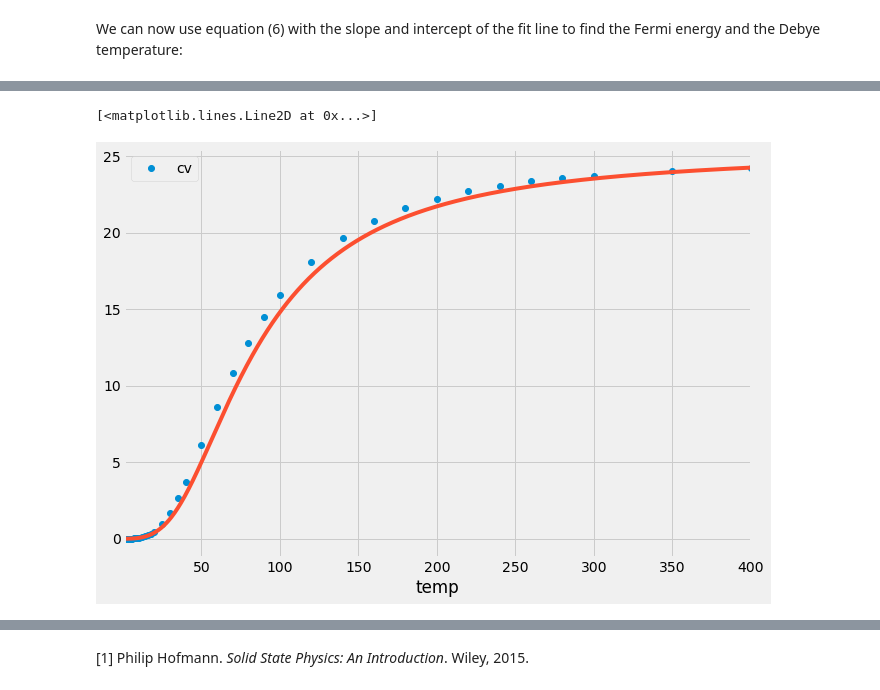
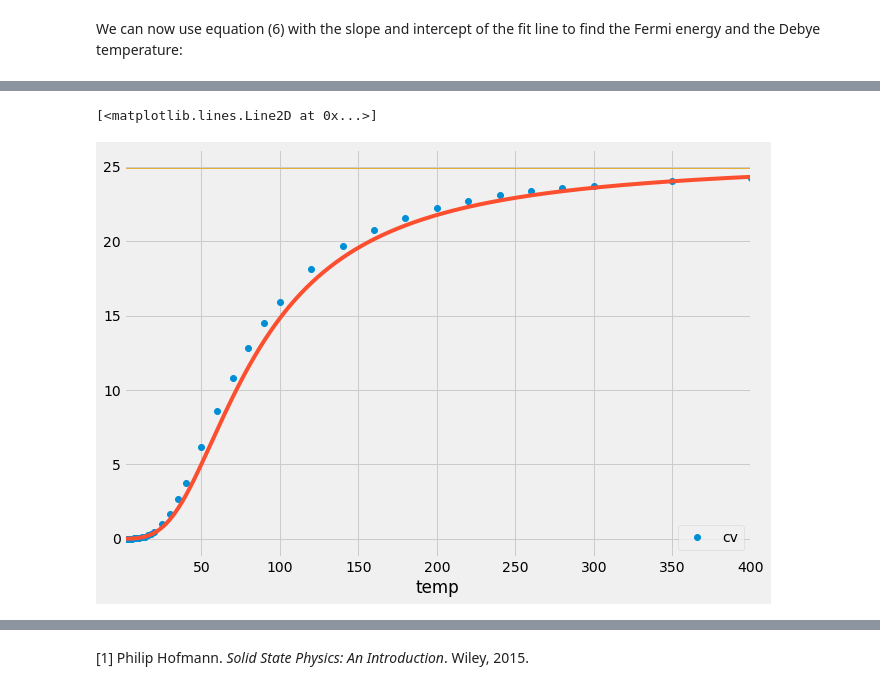
Before and after one commit to lucbouchard1/phys_412, a Jupyter notebook: project.ipynb, the cells around one changed output, grey strips where cells are left out. Cells and saved outputs as stored; diff of their text form; code cells hidden in the pictures.

```diff
--- a/project.ipynb
+++ b/project.ipynb
@@ -183,0 +200,7 @@ plt.plot(electron_cv)
+# %%
+T = np.linspace(1, 80000, 1000)
+approx = intc * T
+integrated = electron_heat_capacity(T, FERMI_ENERGY)
+
+plt.plot(integrated)
+plt.plot(approx)
@@ -200,15 +222,3 @@ $
 # %%
 def debye_integrand(x, T, T_debye):
-    return 9 * const.Avogadro * const.Boltzmann * T**3 * x**4 * np.exp(x) / (T_debye**3 * (np.exp(x) - 1)**2)
+    return x**4 * np.exp(x) / (np.exp(x) - 1)**2
-# %%
-DEBYE_TEMP = debye_temp
-
-def debye_heat_capacity(T, T_debye):
-    cv = np.zeros_like(T, dtype='float64')
-
-    for i,t in np.ndenumerate(T):
-        cv[i],_ = integrate.quad(debye_integrand, 0, T_debye / t, args=(t, T_debye))
-    return cv
-
-debye_cv = debye_heat_capacity(temps, DEBYE_TEMP)
-plt.plot(temps, debye_cv)
@@ -217,0 +227,11 @@ plt.plot(temps, debye_cv)
+# %%
+def single_debye_heat_capacity(T, T_debye):
+    cv,_ = integrate.quad(debye_integrand, 0, T_debye / T, args=(T, T_debye))
+    cv *= (9 * const.Avogadro * const.Boltzmann * T**3 / T_debye**3)
+    return cv
+
+def debye_heat_capacity(T, T_debye):
+    cvs = np.zeros_like(T)
+    for i,t in np.ndenumerate(T):
+        cvs[i] = single_debye_heat_capacity(t, T_debye)
+    return cvs
@@ -218,9 +278,10 @@ plt.plot(temps, debye_cv)
 # %%
 data.plot(x = 'temp', y='cv', style='o', figsize=(10,7))
 plt.plot(temps, debye_cv + electron_cv)
+plt.plot([0, 400], 3*np.array([const.R, const.R]), linewidth=1)
 # %% [output]
 [<matplotlib.lines.Line2D at 0x...>]
-[figure, old version]
+[figure, new version]
 # %%
 data.plot(x = 'temp', y='cv', style='o', figsize=(10,7))
 plt.plot(temps, debye_cv + electron_cv)
```
Also changed, not shown: parts of 18 cells of this notebook.
